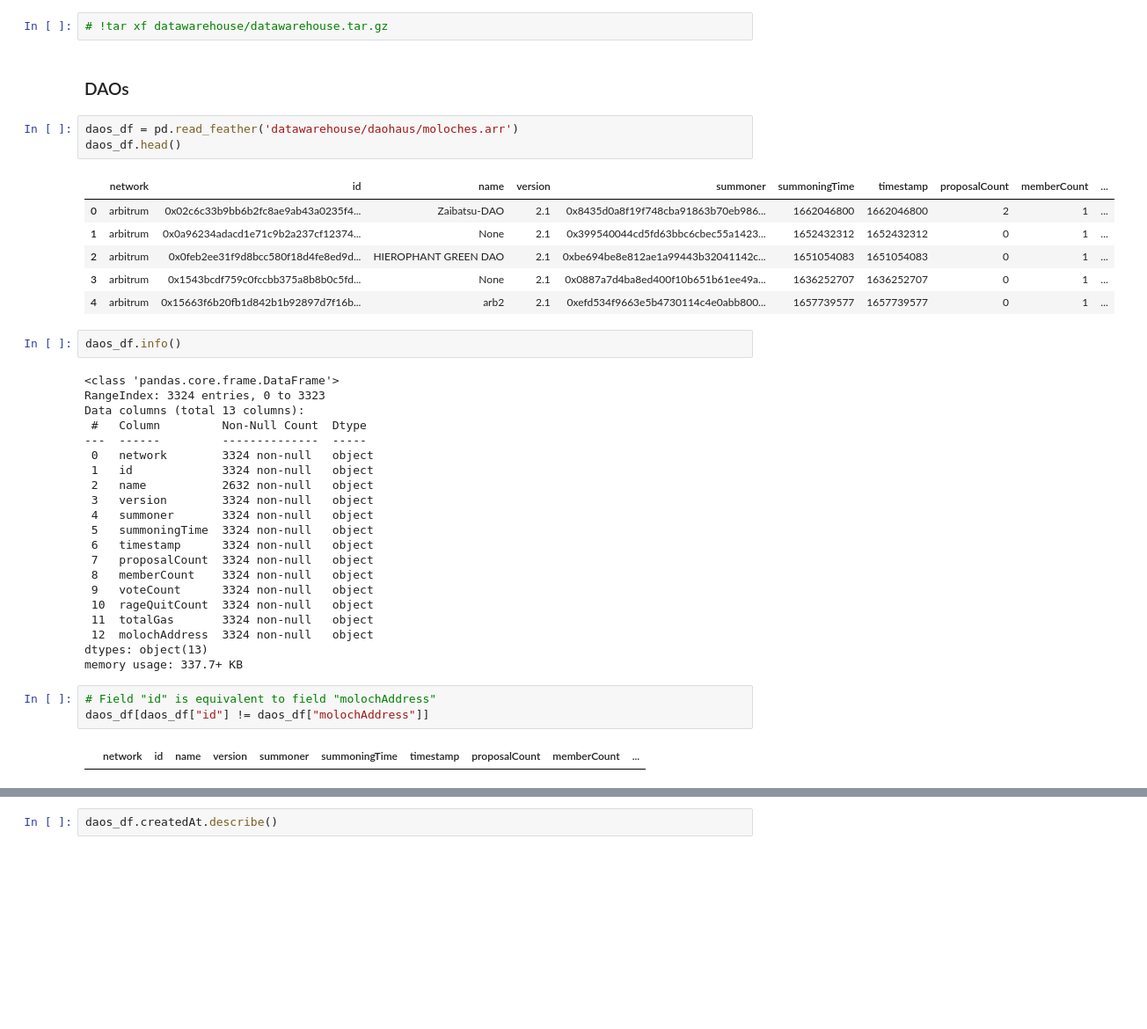
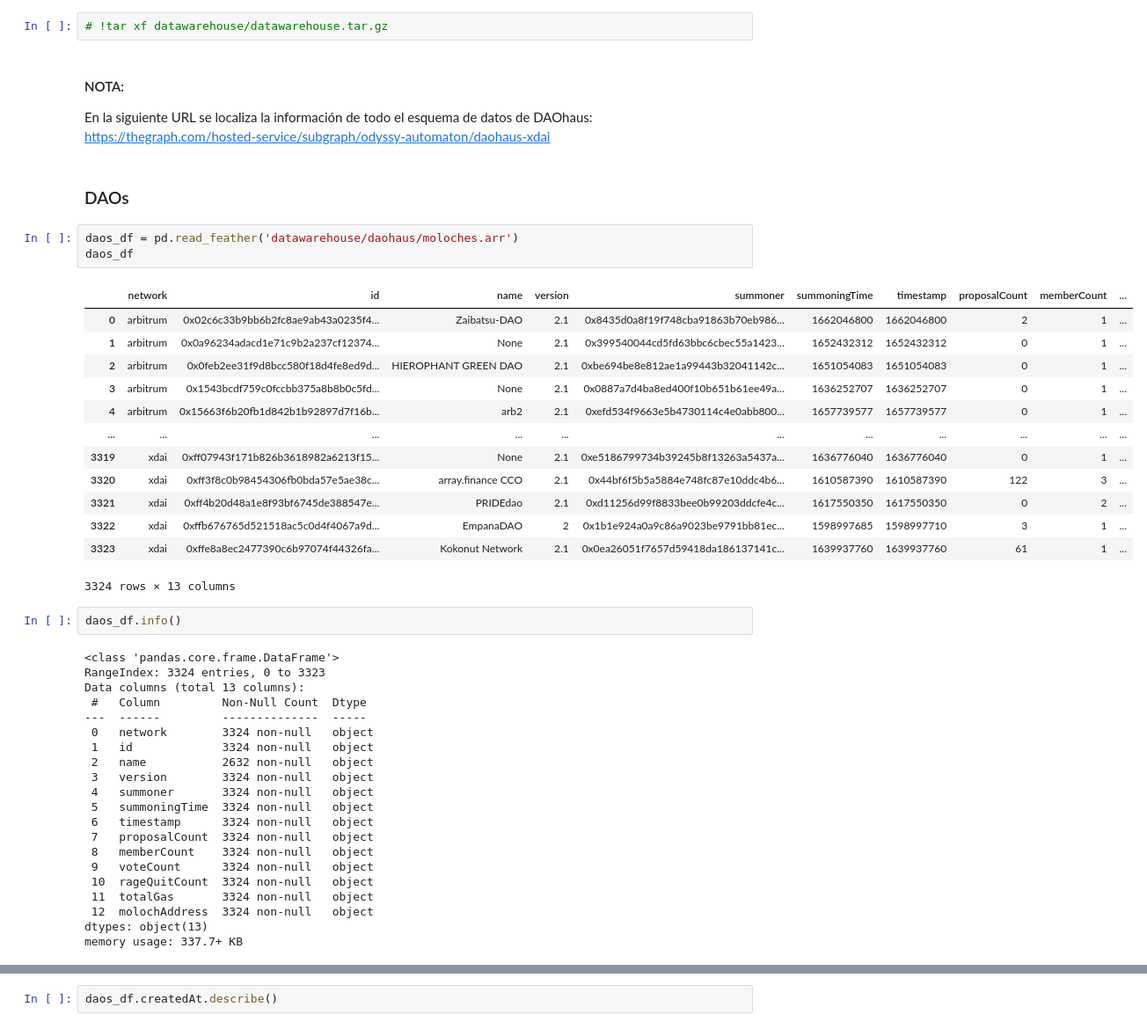
Before and after one commit to Grasia/semantic-web3-dao, a Jupyter notebook: knowledge_graph/KnowledgeGraph-Web3-DAO.ipynb, the cells around one changed output, grey strips where cells are left out. Shown at 88% size. Saved outputs shown, nothing was run; the diff lists cells and outputs as text; blank space fills up the shorter version.

```diff
--- a/knowledge_graph/KnowledgeGraph-Web3-DAO.ipynb
+++ b/knowledge_graph/KnowledgeGraph-Web3-DAO.ipynb
@@ -24,44 +24,50 @@ import nxviz as nv
 ## 1. Import data files
 # %%
 # !tar xf datawarehouse/datawarehouse.tar.gz
+# %% [markdown]
+#### NOTA:
+En la siguiente URL se localiza la información de todo el esquema de datos de DAOhaus:
+https://thegraph.com/hosted-service/subgraph/odyssy-automaton/daohaus-xdai
 # %% [markdown]
 ### DAOs
 # %%
 daos_df = pd.read_feather('datawarehouse/daohaus/moloches.arr')
-daos_df.head()
+daos_df
 # %% [output]
 |  | network | id | name | version | summoner | summoningTime | timestamp | proposalCount | memberCount | ... |
 | 0 | arbitrum | 0x02c6c33b9bb6b2fc8ae9ab43a0235f4... | Zaibatsu-DAO | 2.1 | 0x8435d0a8f19f748cba91863b70eb986... | 1662046800 | 1662046800 | 2 | 1 | ... |
 | 1 | arbitrum | 0x0a96234adacd1e71c9b2a237cf12374... | None | 2.1 | 0x399540044cd5fd63bbc6cbec55a1423... | 1652432312 | 1652432312 | 0 | 1 | ... |
 | 2 | arbitrum | 0x0feb2ee31f9d8bcc580f18d4fe8ed9d... | HIEROPHANT GREEN DAO | 2.1 | 0xbe694be8e812ae1a99443b32041142c... | 1651054083 | 1651054083 | 0 | 1 | ... |
 | 3 | arbitrum | 0x1543bcdf759c0fccbb375a8b8b0c5fd... | None | 2.1 | 0x0887a7d4ba8ed400f10b651b61ee49a... | 1636252707 | 1636252707 | 0 | 1 | ... |
 | 4 | arbitrum | 0x15663f6b20fb1d842b1b92897d7f16b... | arb2 | 2.1 | 0xefd534f9663e5b4730114c4e0abb800... | 1657739577 | 1657739577 | 0 | 1 | ... |
+| ... | ... | ... | ... | ... | ... | ... | ... | ... | ... | ... |
+| 3319 | xdai | 0xff07943f171b826b3618982a6213f15... | None | 2.1 | 0xe5186799734b39245b8f13263a5437a... | 1636776040 | 1636776040 | 0 | 1 | ... |
+| 3320 | xdai | 0xff3f8c0b98454306fb0bda57e5ae38c... | array.finance CCO | 2.1 | 0x44bf6f5b5a5884e748fc87e10ddc4b6... | 1610587390 | 1610587390 | 122 | 3 | ... |
+| 3321 | xdai | 0xff4b20d48a1e8f93bf6745de388547e... | PRIDEdao | 2.1 | 0xd11256d99f8833bee0b99203ddcfe4c... | 1617550350 | 1617550350 | 0 | 2 | ... |
+| 3322 | xdai | 0xffb676765d521518ac5c0d4f4067a9d... | EmpanaDAO | 2 | 0x1b1e924a0a9c86a9023be9791bb81ec... | 1598997685 | 1598997710 | 3 | 1 | ... |
+| 3323 | xdai | 0xffe8a8ec2477390c6b97074f44326fa... | Kokonut Network | 2.1 | 0x0ea26051f7657d59418da186137141c... | 1639937760 | 1639937760 | 61 | 1 | ... |
+3324 rows × 13 columns
-# %%
-daos_df.info()
-# %% [output]
-<class 'pandas.core.frame.DataFrame'>
-RangeIndex: 3324 entries, 0 to 3323
-Data columns (total 13 columns):
- #   Column         Non-Null Count  Dtype
----  ------         --------------  -----
- 0   network        3324 non-null   object
- 1   id             3324 non-null   object
- 2   name           2632 non-null   object
- 3   version        3324 non-null   object
- 4   summoner       3324 non-null   object
- 5   summoningTime  3324 non-null   object
- 6   timestamp      3324 non-null   object
- 7   proposalCount  3324 non-null   object
- 8   memberCount    3324 non-null   object
- 9   voteCount      3324 non-null   object
- 10  rageQuitCount  3324 non-null   object
- 11  totalGas       3324 non-null   object
- 12  molochAddress  3324 non-null   object
-dtypes: object(13)
-memory usage: 337.7+ KB
-# %%
-# Field "id" is equivalent to field "molochAddress"
-daos_df[daos_df["id"] != daos_df["molochAddress"]]
-# %% [output]
-|  | network | id | name | version | summoner | summoningTime | timestamp | proposalCount | memberCount | ... |
+# %%
+daos_df.info()
+# %% [output]
+<class 'pandas.core.frame.DataFrame'>
+RangeIndex: 3324 entries, 0 to 3323
+Data columns (total 13 columns):
+ #   Column         Non-Null Count  Dtype
+---  ------         --------------  -----
+ 0   network        3324 non-null   object
+ 1   id             3324 non-null   object
+ 2   name           2632 non-null   object
+ 3   version        3324 non-null   object
+ 4   summoner       3324 non-null   object
+ 5   summoningTime  3324 non-null   object
+ 6   timestamp      3324 non-null   object
+ 7   proposalCount  3324 non-null   object
+ 8   memberCount    3324 non-null   object
+ 9   voteCount      3324 non-null   object
+ 10  rageQuitCount  3324 non-null   object
+ 11  totalGas       3324 non-null   object
+ 12  molochAddress  3324 non-null   object
+dtypes: object(13)
+memory usage: 337.7+ KB
 # %%
```
Also changed, not shown: parts of 87 cells of this notebook.
